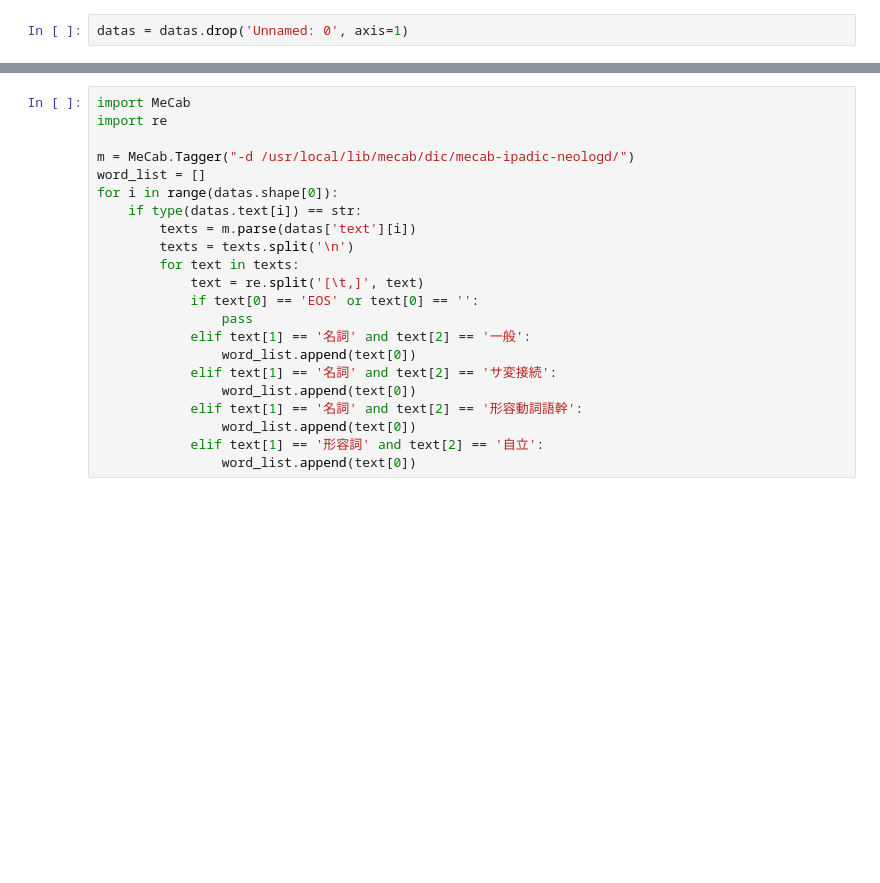
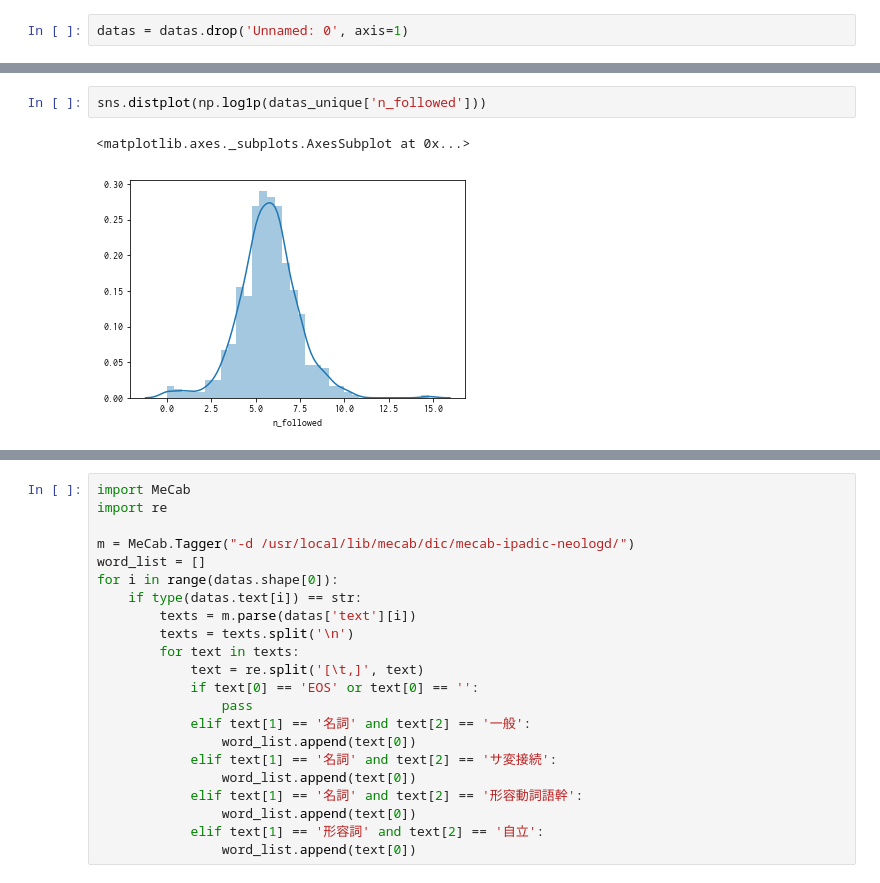
Before and after one commit to a0082273/twitter-words_with_keyword, a Jupyter notebook: count_words.ipynb, the cells around one changed output, grey strips where cells are left out. Drawn from its saved outputs; the diff is of its cells as text; blank space fills up the shorter version.

```diff
--- a/count_words.ipynb
+++ b/count_words.ipynb
@@ -51,0 +211,5 @@ datas
+# %%
+sns.distplot(np.log1p(datas_unique['n_followed']))
+# %% [output]
+<matplotlib.axes._subplots.AxesSubplot at 0x...>
+[figure, added]
```
Also changed, not shown: parts of 28 cells of this notebook, 1 other file.
